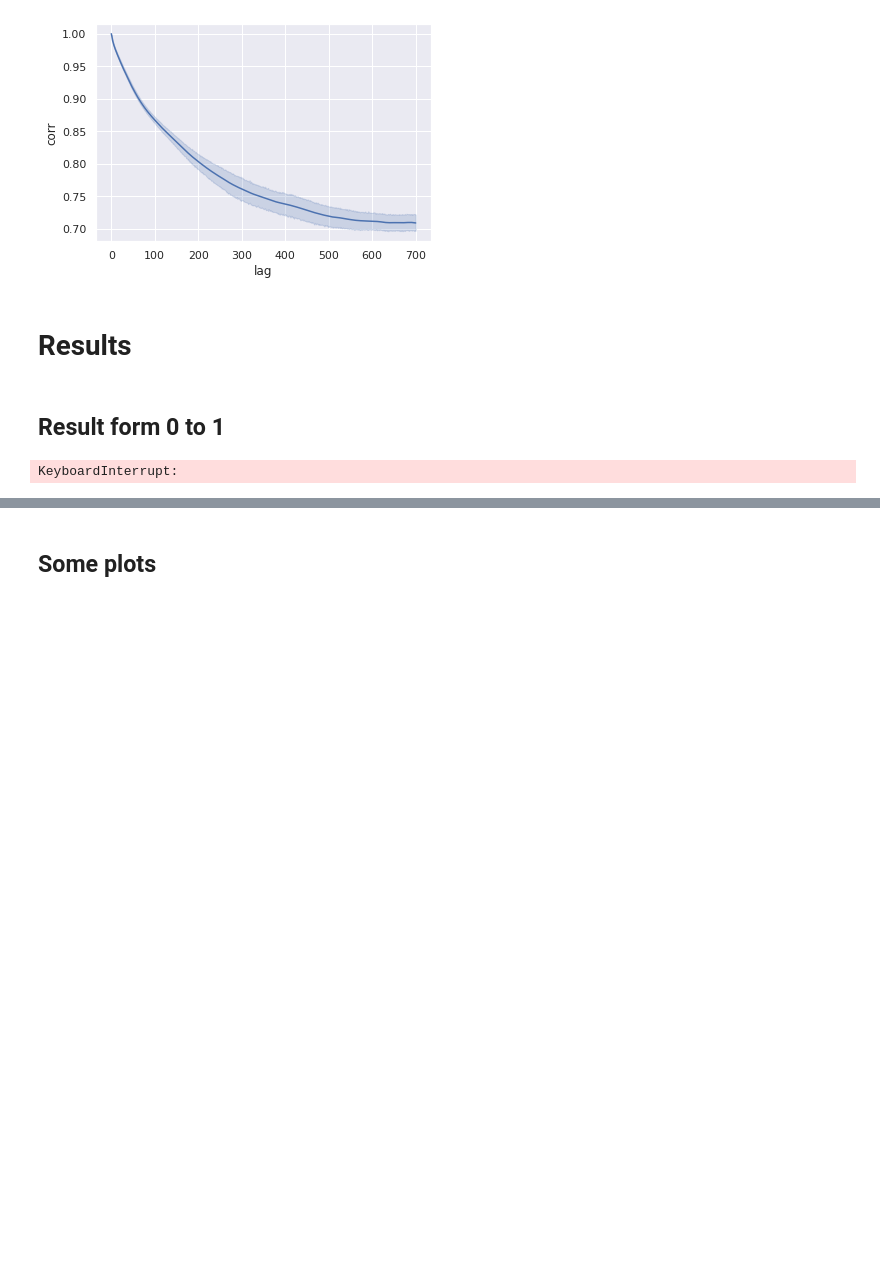
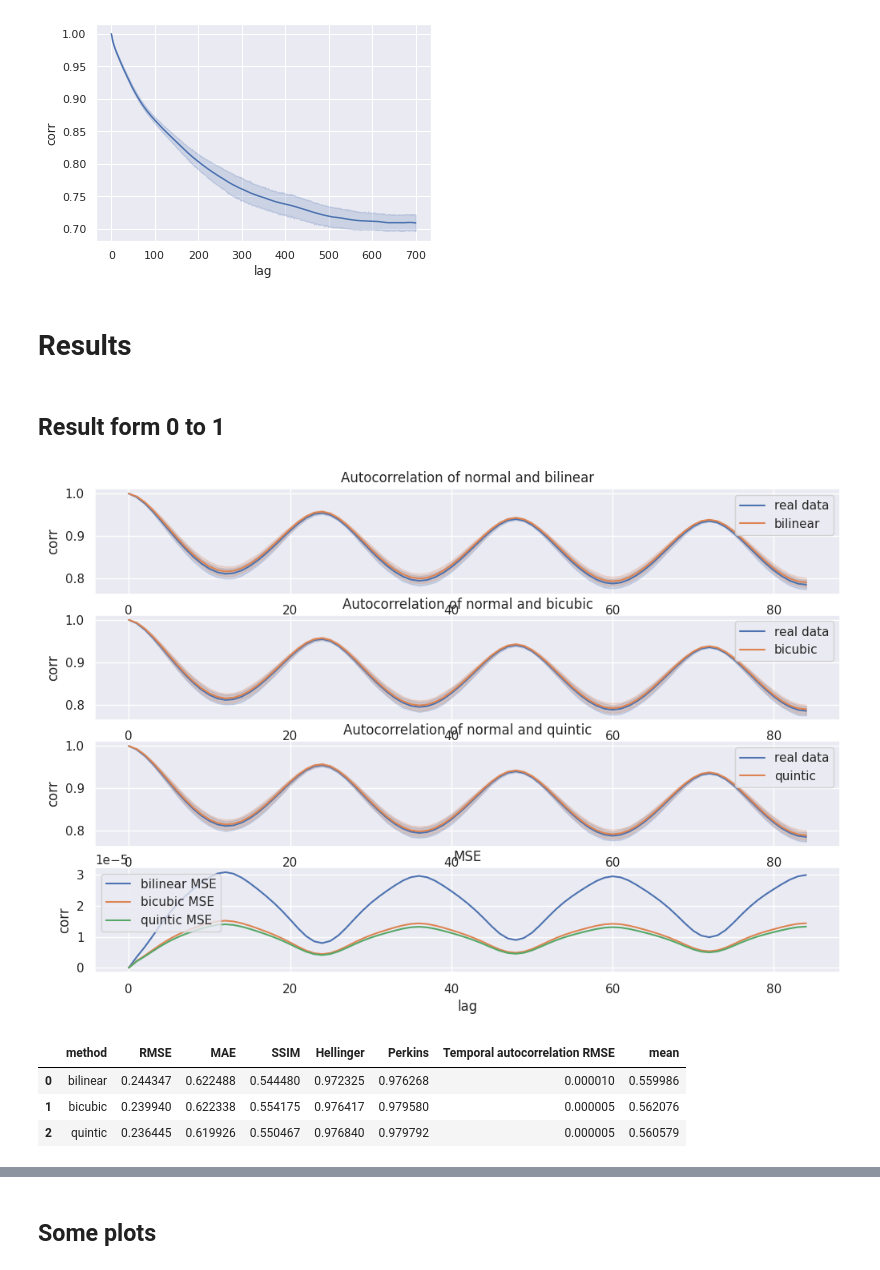
Before and after one commit to LeoMicollet/Downscaling_CM, a Jupyter notebook: dev/Performance.ipynb, the cells around one changed output, grey strips where cells are left out. Saved outputs shown, nothing was run; the diff lists cells and outputs as text; code cells hidden in the pictures; blank space fills up the shorter version.

Commit message:
score with temporal value

```diff
--- a/dev/Performance.ipynb
+++ b/dev/Performance.ipynb
@@ -150,8 +150,13 @@ sns.lineplot(data= df, x="lag", y="corr")
 # %% [markdown]
 ## Result form 0 to 1
 # %%
-ds = results.get_results(week_2km, methods, ["bilinear", "bicubic", "quintic"])
+ds = results.get_results(week_2km, methods, ["bilinear", "bicubic", "quintic"], 1)
 # %% [output]
-KeyboardInterrupt:
+[figure, added]
 # %%
 ds
+# %% [output]
+|  | method | RMSE | MAE | SSIM | Hellinger | Perkins | Temporal autocorrelation RMSE | mean |
+| 0 | bilinear | 0.244347 | 0.622488 | 0.544480 | 0.972325 | 0.976268 | 0.000010 | 0.559986 |
+| 1 | bicubic | 0.239940 | 0.622338 | 0.554175 | 0.976417 | 0.979580 | 0.000005 | 0.562076 |
+| 2 | quintic | 0.236445 | 0.619926 | 0.550467 | 0.976840 | 0.979792 | 0.000005 | 0.560579 |
```
Also changed, not shown: parts of 6 cells of this notebook.
